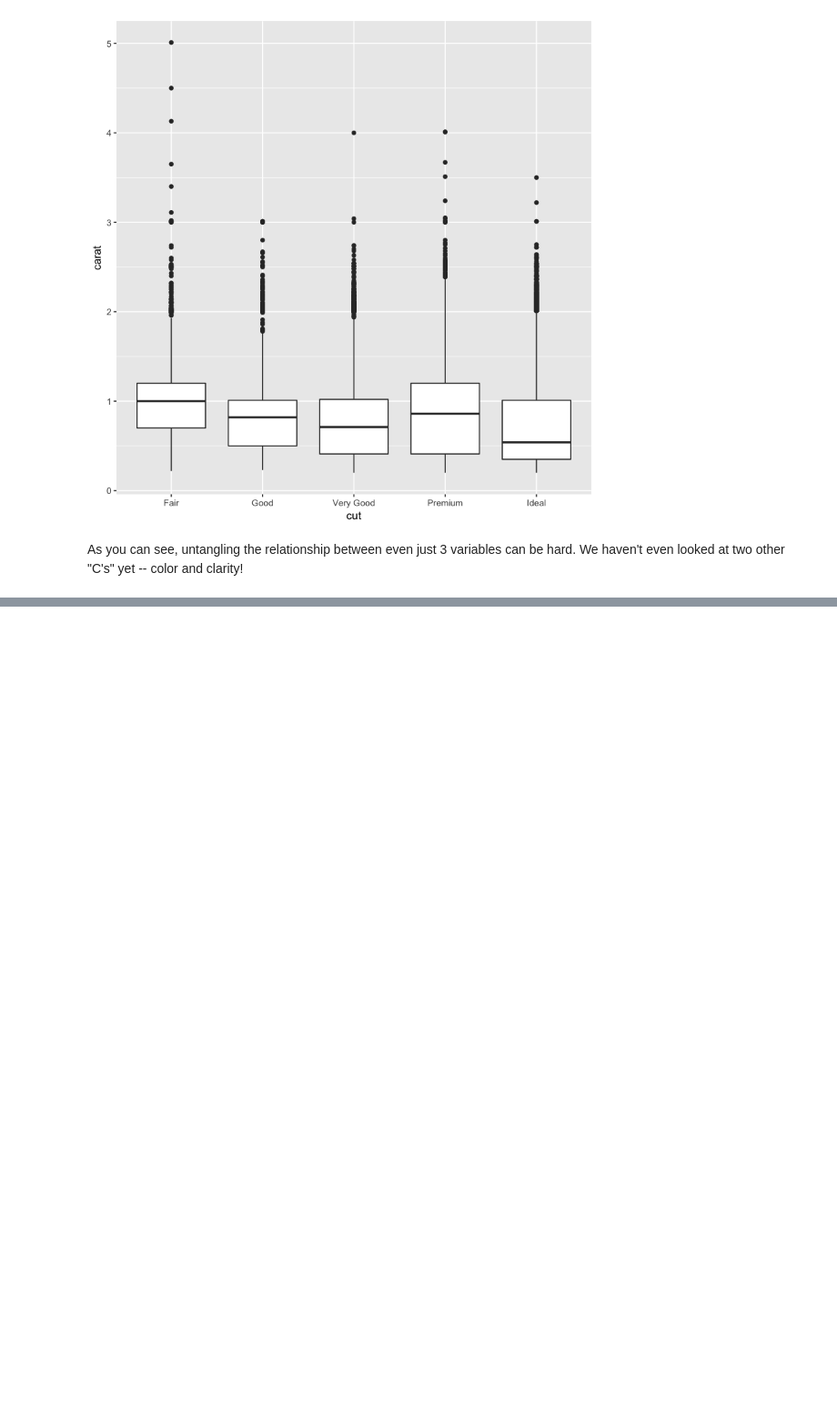
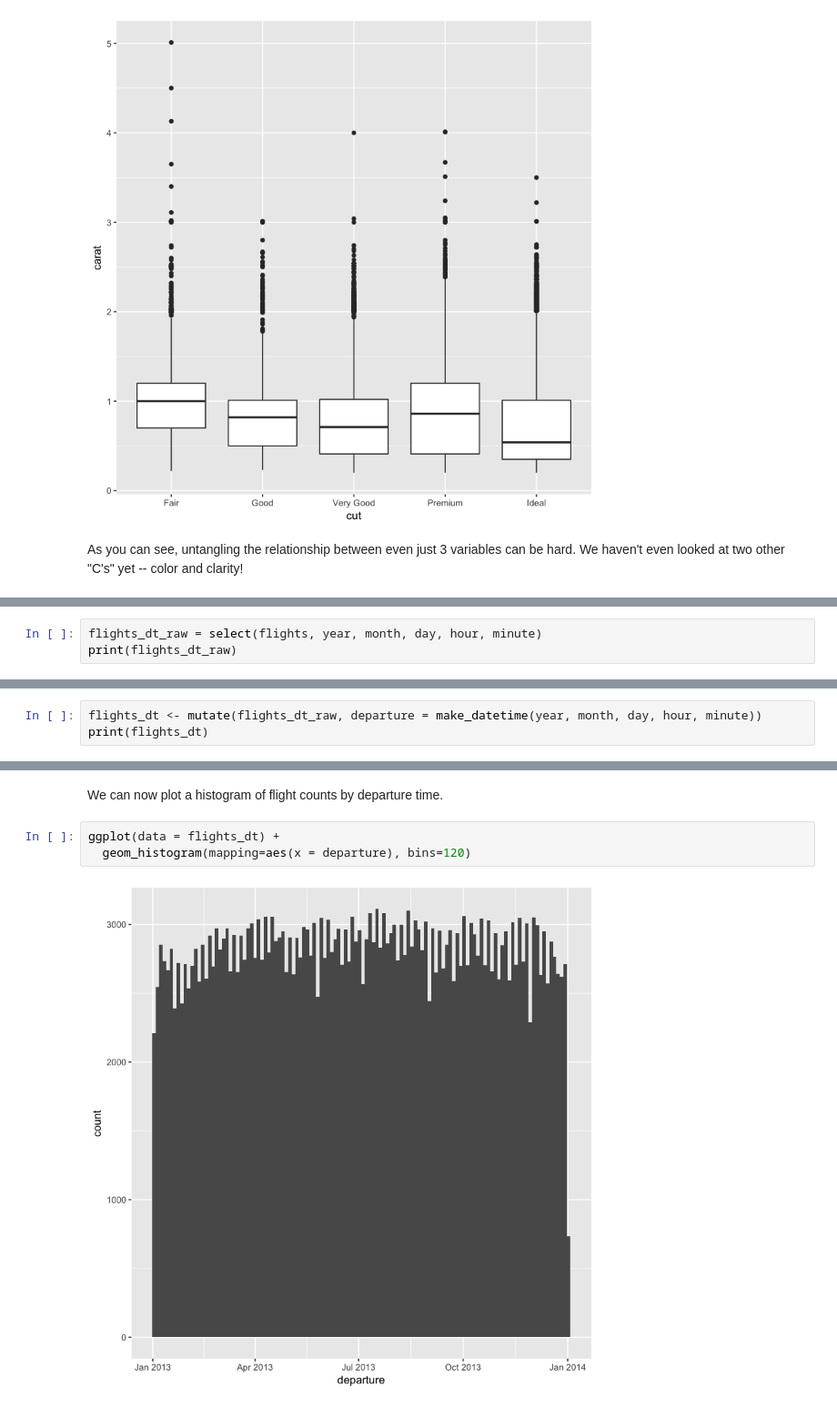
Before and after one commit to ambujtewari/stats306-fall2017, a Jupyter notebook: Lecture00.ipynb, the cells around one changed output, grey strips where cells are left out. Shown at 91% size. Drawn from its saved outputs; the diff is of its cells as text; blank space fills up the shorter version.

```diff
--- a/Lecture00.ipynb
+++ b/Lecture00.ipynb
@@ -221,0 +297,3 @@ As you can see, untangling the relationship between even just 3 variables can be
+# %%
+flights_dt_raw = select(flights, year, month, day, hour, minute)
+print(flights_dt_raw)
@@ -221,0 +315,3 @@ As you can see, untangling the relationship between even just 3 variables can be
+# %%
+flights_dt <- mutate(flights_dt_raw, departure = make_datetime(year, month, day, hour, minute))
+print(flights_dt)
@@ -221,0 +333,7 @@ As you can see, untangling the relationship between even just 3 variables can be
+# %% [markdown]
+We can now plot a histogram of flight counts by departure time.
+# %%
+ggplot(data = flights_dt) +
+  geom_histogram(mapping=aes(x = departure), bins=120)
+# %% [output]
+[figure, added]
```
Also changed, not shown: parts of 26 cells of this notebook.
